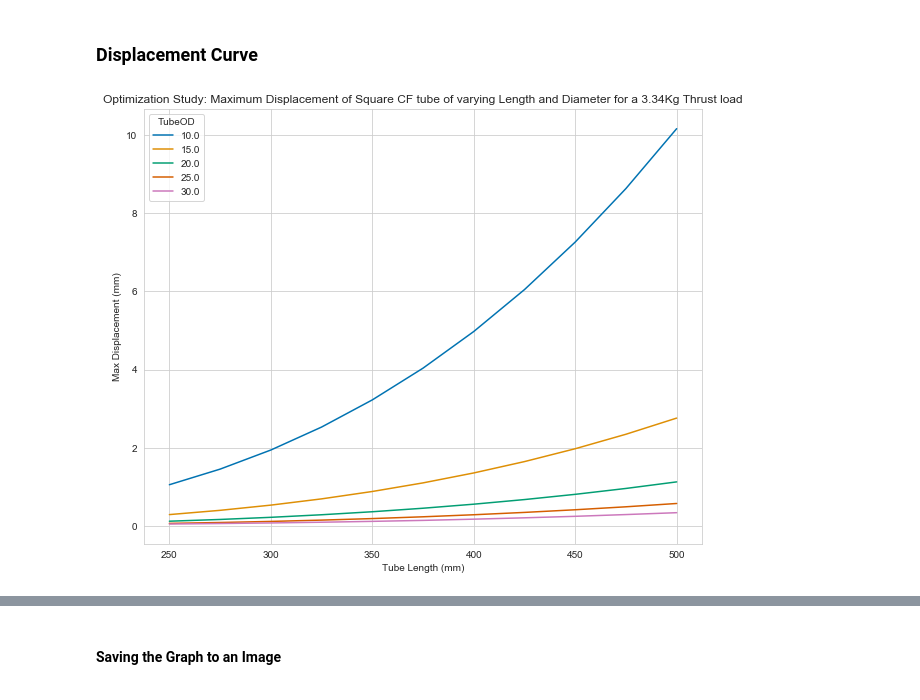
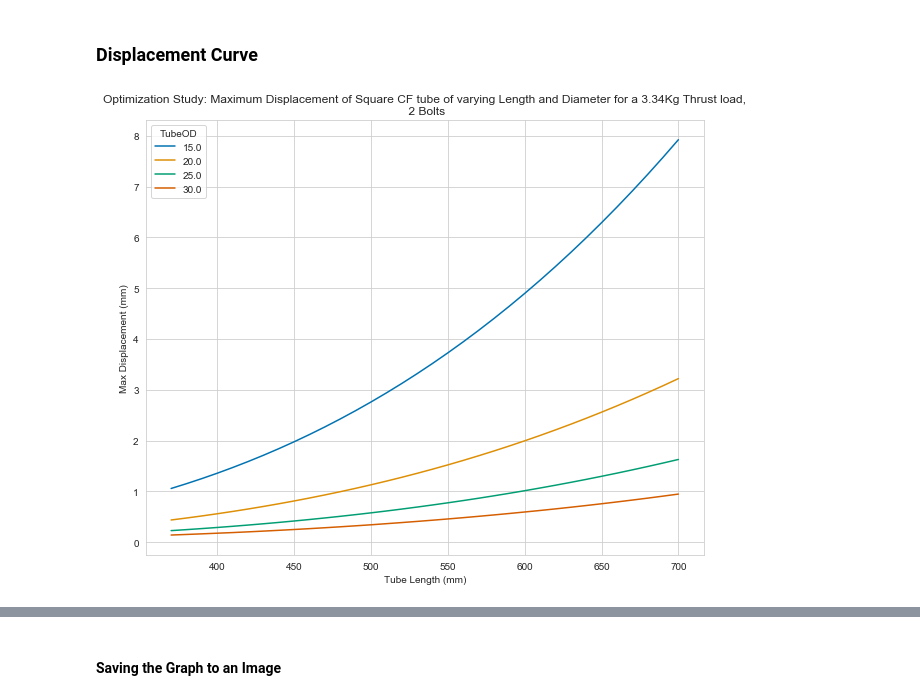
Before and after one commit to MBorrageiro/MScDrone-Py-Notebooks, a Jupyter notebook: solidworks-sim-displayer/SWDataDisplayer.ipynb, the cells around one changed output, grey strips where cells are left out. Drawn from its saved outputs; the diff is of its cells as text; code cells hidden in the pictures.

```diff
--- a/solidworks-sim-displayer/SWDataDisplayer.ipynb
+++ b/solidworks-sim-displayer/SWDataDisplayer.ipynb
@@ -225,0 +253,3 @@ Modeled Components for 20Kg thrust production:
+# %%
+dfSq2Bolts = pd.read_csv("cleanedCSVs/clean_CFSquareBoom20Kg2Bolts.csv")
+dfSq4Bolts = pd.read_csv("cleanedCSVs/clean_CFSquareBoom20Kg4Bolts.csv")
@@ -235,3 +286,7 @@ df.head()
+# %%
+#tempDf = df[df['TubeOD']!=10]
+disp2Bolts = dfSq2Bolts[(dfSq2Bolts['TubeLength']>=370)&(dfRnd2Bolts['TubeOD']>10)]
+disp4Bolts = dfSq4Bolts[dfSq4Bolts['TubeLength']>=370]
 # %% [markdown]
 ### Stress Curve
 # %%
@@ -246,0 +305,8 @@ plt.show()
+# %%
+fig = plt.figure(figsize=(10,8))
+sns.set_style("whitegrid")
+sns.lineplot(x=disp4Bolts['TubeLength'],y=disp4Bolts['Stress1'],data=disp4Bolts,hue=disp4Bolts['TubeOD'],palette='colorblind')
+plt.xlabel("Tube Length (mm)")
+plt.ylabel("Stress (MPa) \n Yield = 1783 MPa")
+plt.title("Optimization Study: Stress analysis in a CF Square tube of varying Length and Diameter,\n 4 Bolts")
+plt.show()
@@ -262,10 +329,10 @@ df[((df['TubeOD'] == 25) | (df['TubeOD'] == 30) | (df['TubeOD'] == 20)) & (df['T
 # %%
 fig = plt.figure(figsize=(10,8))
 sns.set_style("whitegrid")
-sns.lineplot(x=df['TubeLength'],y=df['Displacement1'],data=df,hue=df['TubeOD'],palette='colorblind')
+sns.lineplot(x=disp2Bolts['TubeLength'],y=disp2Bolts['Displacement1'],data=disp2Bolts,hue=disp2Bolts['TubeOD'],palette='colorblind')
 plt.xlabel("Tube Length (mm)")
 plt.ylabel("Max Displacement (mm)")
-plt.title("Optimization Study: Maximum Displacement of Square CF tube of varying Length and Diameter for a 3.34Kg Thrust load")
+plt.title("Optimization Study: Maximum Displacement of Square CF tube of varying Length and Diameter for a 3.34Kg Thrust load,\n 2 Bolts")
 plt.show()
 # %% [output]
-[figure, old version]
+[figure, new version]
```
Also changed, not shown: parts of 54 cells of this notebook.
